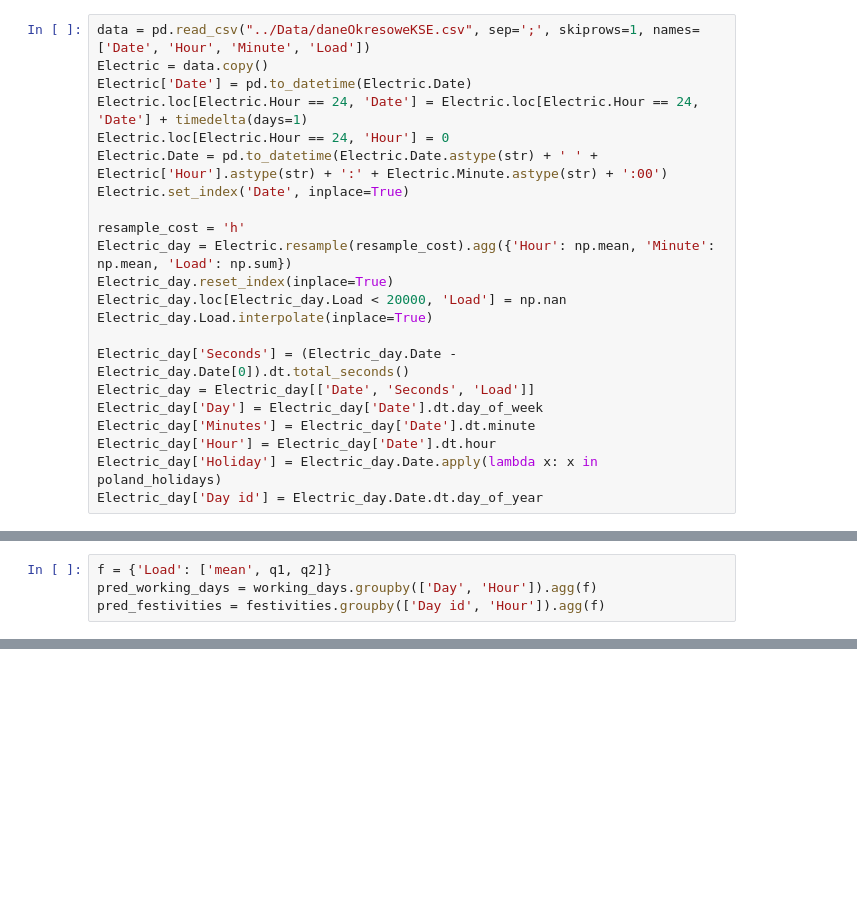
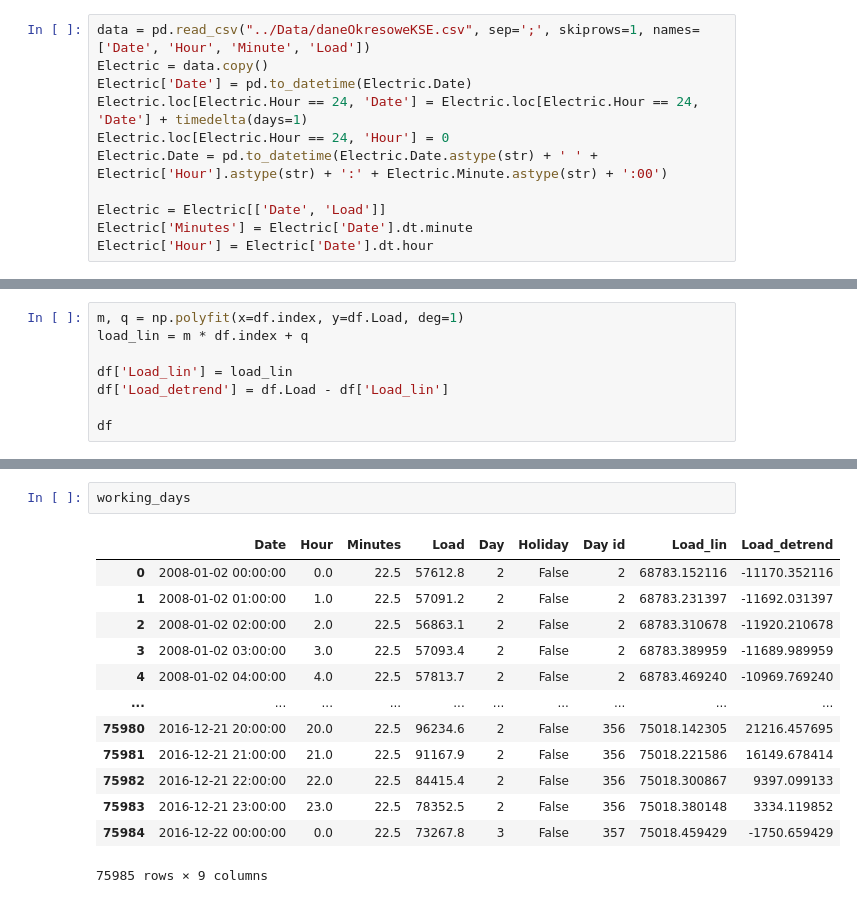
Before and after one commit to Nuelam9/Report-2, a Jupyter notebook: src/poland_fest.ipynb, the cells around one changed output, grey strips where cells are left out. Cells and saved outputs as stored; diff of their text form; blank space fills up the shorter version.

```diff
--- a/src/poland_fest.ipynb
+++ b/src/poland_fest.ipynb
@@ -14,18 +14,7 @@ Electric['Date'] = pd.to_datetime(Electric.Date)
 Electric.loc[Electric.Hour == 24, 'Date'] = Electric.loc[Electric.Hour == 24, 'Date'] + timedelta(days=1)
 Electric.loc[Electric.Hour == 24, 'Hour'] = 0
 Electric.Date = pd.to_datetime(Electric.Date.astype(str) + ' ' + Electric['Hour'].astype(str) + ':' + Electric.Minute.astype(str) + ':00')
-Electric.set_index('Date', inplace=True)
 
-resample_cost = 'h'
-Electric_day = Electric.resample(resample_cost).agg({'Hour': np.mean, 'Minute': np.mean, 'Load': np.sum})
-Electric_day.reset_index(inplace=True)
-Electric_day.loc[Electric_day.Load < 20000, 'Load'] = np.nan
-Electric_day.Load.interpolate(inplace=True)
-
-Electric_day['Seconds'] = (Electric_day.Date - Electric_day.Date[0]).dt.total_seconds()
-Electric_day = Electric_day[['Date', 'Seconds', 'Load']]
-Electric_day['Day'] = Electric_day['Date'].dt.day_of_week
-Electric_day['Minutes'] = Electric_day['Date'].dt.minute
-Electric_day['Hour'] = Electric_day['Date'].dt.hour
-Electric_day['Holiday'] = Electric_day.Date.apply(lambda x: x in poland_holidays)
-Electric_day['Day id'] = Electric_day.Date.dt.day_of_year
+Electric = Electric[['Date', 'Load']]
+Electric['Minutes'] = Electric['Date'].dt.minute
+Electric['Hour'] = Electric['Date'].dt.hour
@@ -41,4 +20,0 @@ festivities = train_set[train_set.Holiday].reset_index(drop=True)
-# %%
-f = {'Load': ['mean', q1, q2]}
-pred_working_days = working_days.groupby(['Day', 'Hour']).agg(f)
-pred_festivities = festivities.groupby(['Day id', 'Hour']).agg(f)
@@ -76,0 +73,8 @@ days_forecasted = pd.date_range(cutting_day, periods=n_days_ahead*24, freq="h")
+# %%
+m, q = np.polyfit(x=df.index, y=df.Load, deg=1)
+load_lin = m * df.index + q
+
+df['Load_lin'] = load_lin
+df['Load_detrend'] = df.Load - df['Load_lin']
+
+df
@@ -76,0 +125,16 @@ days_forecasted = pd.date_range(cutting_day, periods=n_days_ahead*24, freq="h")
+# %%
+working_days
+# %% [output]
+|  | Date | Hour | Minutes | Load | Day | Holiday | Day id | Load_lin | Load_detrend |
+| 0 | 2008-01-02 00:00:00 | 0.0 | 22.5 | 57612.8 | 2 | False | 2 | 68783.152116 | -11170.352116 |
+| 1 | 2008-01-02 01:00:00 | 1.0 | 22.5 | 57091.2 | 2 | False | 2 | 68783.231397 | -11692.031397 |
+| 2 | 2008-01-02 02:00:00 | 2.0 | 22.5 | 56863.1 | 2 | False | 2 | 68783.310678 | -11920.210678 |
+| 3 | 2008-01-02 03:00:00 | 3.0 | 22.5 | 57093.4 | 2 | False | 2 | 68783.389959 | -11689.989959 |
+| 4 | 2008-01-02 04:00:00 | 4.0 | 22.5 | 57813.7 | 2 | False | 2 | 68783.469240 | -10969.769240 |
+| ... | ... | ... | ... | ... | ... | ... | ... | ... | ... |
+| 75980 | 2016-12-21 20:00:00 | 20.0 | 22.5 | 96234.6 | 2 | False | 356 | 75018.142305 | 21216.457695 |
+| 75981 | 2016-12-21 21:00:00 | 21.0 | 22.5 | 91167.9 | 2 | False | 356 | 75018.221586 | 16149.678414 |
+| 75982 | 2016-12-21 22:00:00 | 22.0 | 22.5 | 84415.4 | 2 | False | 356 | 75018.300867 | 9397.099133 |
+| 75983 | 2016-12-21 23:00:00 | 23.0 | 22.5 | 78352.5 | 2 | False | 356 | 75018.380148 | 3334.119852 |
+| 75984 | 2016-12-22 00:00:00 | 0.0 | 22.5 | 73267.8 | 3 | False | 357 | 75018.459429 | -1750.659429 |
+75985 rows × 9 columns
```
Also changed, not shown: parts of 15 cells of this notebook.
